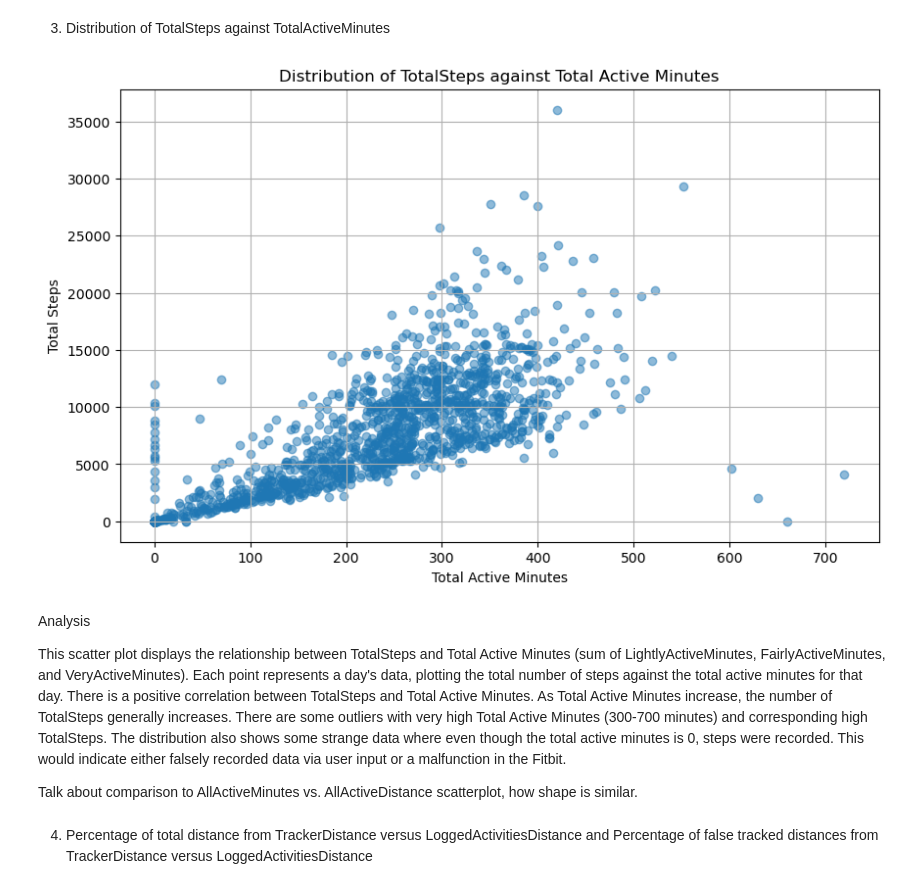
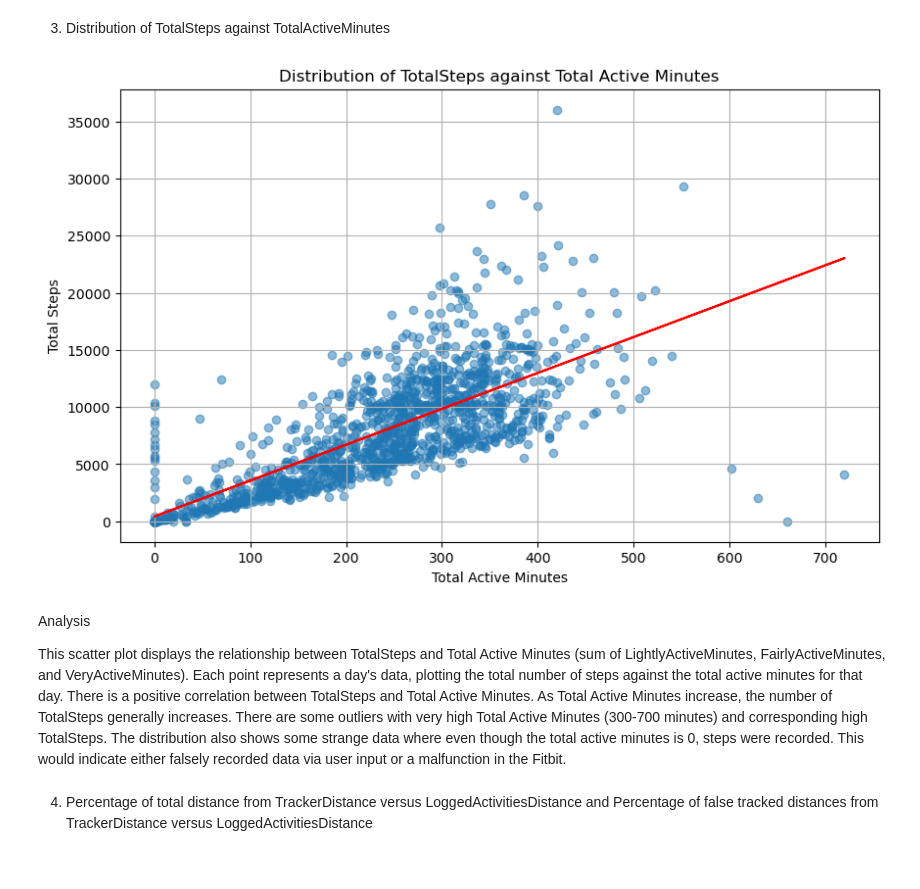
Before and after one commit to kinnith246/Project-1---Group-3, a Jupyter notebook: Dataset/Group Project 3 main.ipynb, the cells around one changed output. Drawn from its saved outputs; the diff is of its cells as text; code cells hidden in the pictures.

```diff
--- a/Dataset/Group Project 3 main.ipynb
+++ b/Dataset/Group Project 3 main.ipynb
@@ -351,17 +352,24 @@ Another thing to note is that there are some zero values in the data that could
 # %%
 # Calculate total active minutes
 cleaned_data['TotalActiveMinutes'] = cleaned_data['LightlyActiveMinutes'] + cleaned_data['FairlyActiveMinutes'] + cleaned_data['VeryActiveMinutes']
+
+# Perform linear regression
+slope, intercept, r_value, p_value, std_err = stats.linregress(cleaned_data['TotalActiveMinutes'], cleaned_data['TotalSteps'])
 
 # Plot the distribution of TotalSteps against TotalActiveMinutes
 plt.figure(figsize=(10, 6))
 plt.scatter(cleaned_data['TotalActiveMinutes'], cleaned_data['TotalSteps'], alpha=0.5)
 plt.title('Distribution of TotalSteps against Total Active Minutes')
 plt.xlabel('Total Active Minutes')
 plt.ylabel('Total Steps')
 plt.grid(True)
+
+# Plot the linear regression line
+plt.plot(cleaned_data['TotalActiveMinutes'], intercept + slope * cleaned_data['TotalActiveMinutes'], color='red', label=f'Linear regression line (slope={slope:.2f}, intercept={intercept:.2f})')
+
 plt.show()
 # %% [output]
-[figure, old version]
+[figure, new version]
 # %% [markdown]
 Analysis
 
@@ -369,8 +377,6 @@ This scatter plot displays the relationship between TotalSteps and Total Active
 Each point represents a day's data, plotting the total number of steps against the total active minutes for that day.
 There is a positive correlation between TotalSteps and Total Active Minutes. As Total Active Minutes increase, the number of TotalSteps generally increases. There are some outliers with very high Total Active Minutes (300-700 minutes) and corresponding high TotalSteps.
 The distribution also shows some strange data where even though the total active minutes is 0, steps were recorded. This would indicate either falsely recorded data via user input or a malfunction in the Fitbit.
-
-Talk about comparison to AllActiveMinutes vs. AllActiveDistance scatterplot, how shape is similar.
 # %% [markdown]
 4. Percentage of total distance from TrackerDistance versus LoggedActivitiesDistance and Percentage of false tracked distances from TrackerDistance versus LoggedActivitiesDistance
 # %%
```
Also changed, not shown: parts of 11 cells of this notebook.
